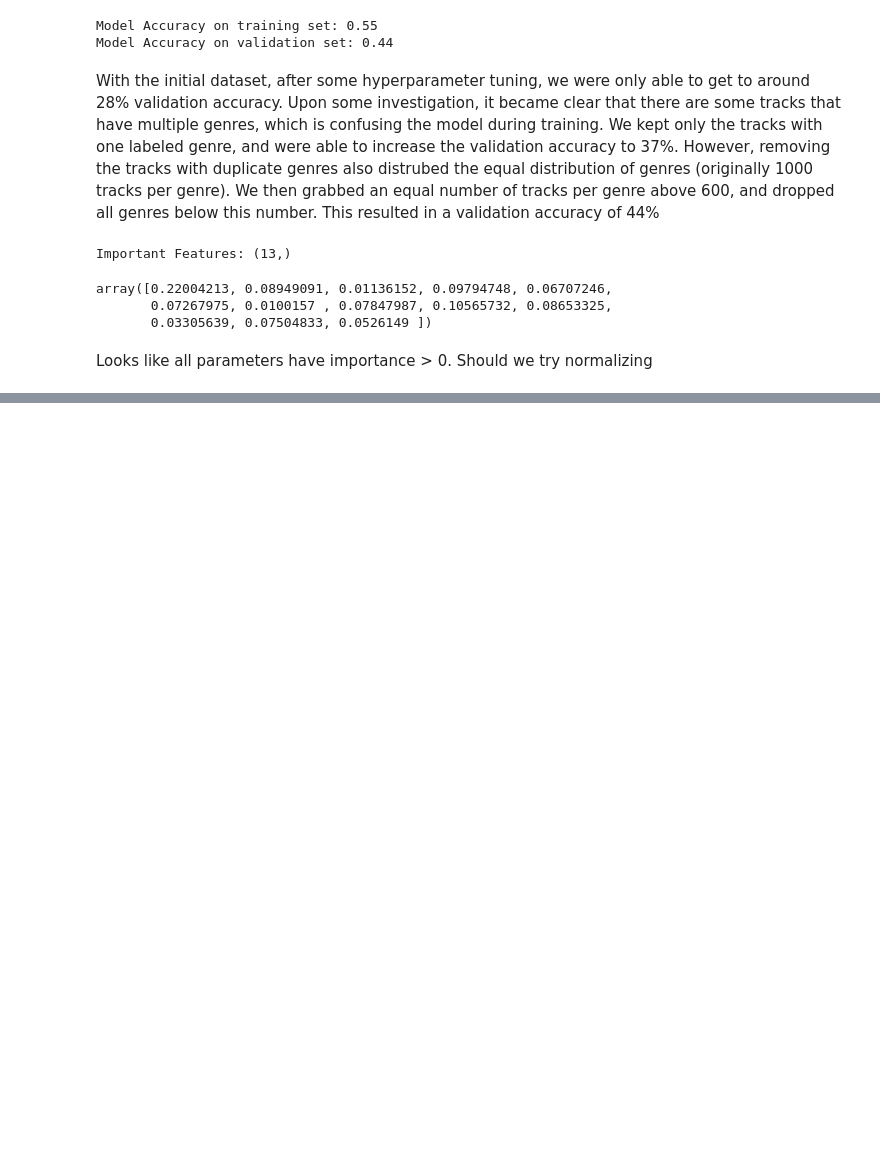
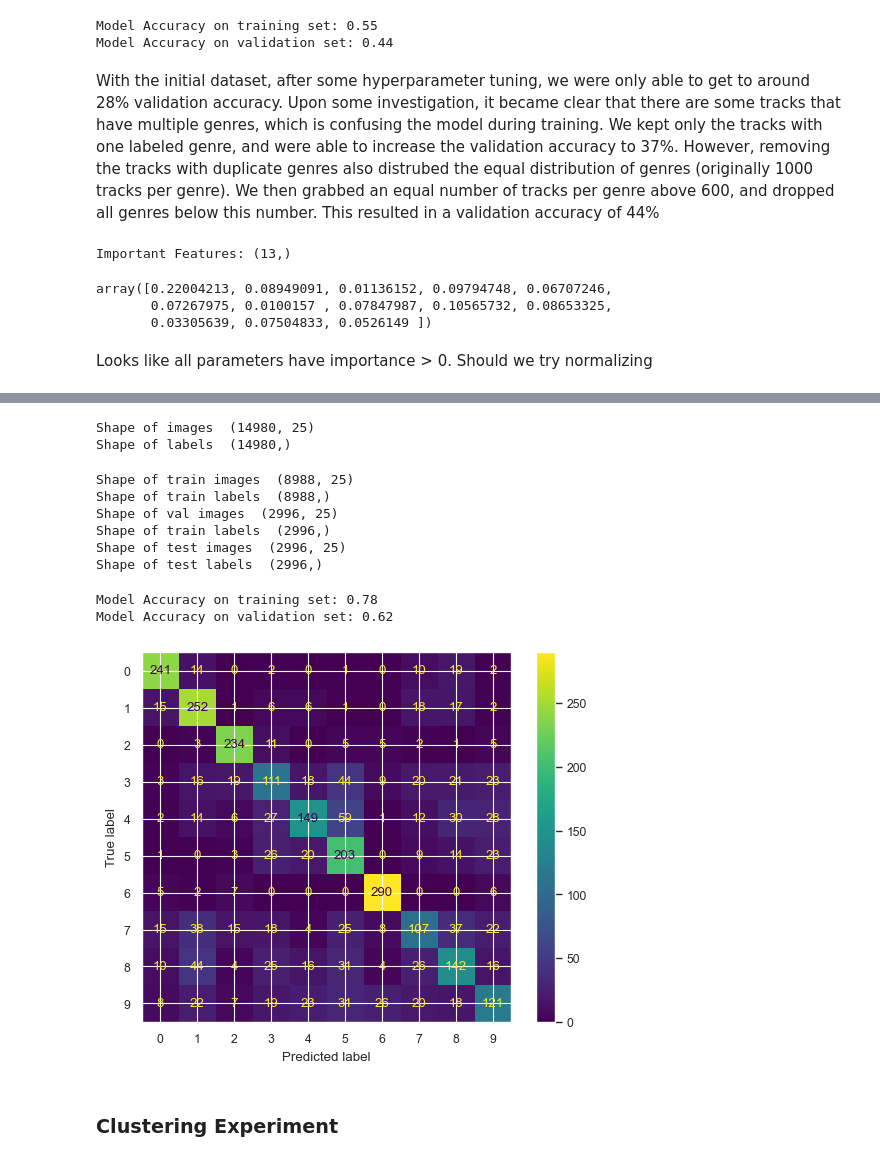
Before and after one commit to ynackash/genre-classification, a Jupyter notebook: Decision_Trees.ipynb, the cells around one changed output, grey strips where cells are left out. Saved outputs shown, nothing was run; the diff lists cells and outputs as text; code cells hidden in the pictures; blank space fills up the shorter version.

```diff
--- a/Decision_Trees.ipynb
+++ b/Decision_Trees.ipynb
@@ -177,0 +333,66 @@ Looks like all parameters have importance > 0. Should we try normalizing
+# %%
+# Load tracks and genre labels
+tracks = df.drop(columns = ['track_genre','music_category'])
+labels = df['music_category']
+
+print("Shape of images ", tracks.shape)
+print("Shape of labels ", labels.shape)
+# %% [output]
+Shape of images  (14980, 25)
+Shape of labels  (14980,)
+# %%
+# Encode Labels
+encoder = LabelEncoder().fit(list(set(labels))) # fit on unique labels
+encoded_labels = encoder.transform(labels) # apply to labels array (will get labels from 0 to 9)
+encoded_labels_classes = list(encoder.classes_) # store mapping generated by the encoder
+
+# Perform two consecutive train_test_splits to get train, val, and test data
+X_train, X_test, y_train, y_test = train_test_split(tracks, encoded_labels, test_size = 0.2, random_state=42)
+X_train, X_val, y_train, y_val = train_test_split(X_train, y_train, test_size = 0.25, random_state=42)
+
+# Print shapes of train, val, and test data
+print('Shape of train images ', X_train.shape)
+print('Shape of train labels ', y_train.shape)
+
+print('Shape of val images ', X_val.shape)
+print('Shape of train labels ', y_val.shape)
+
+print('Shape of test images ', X_test.shape)
+print('Shape of test labels ', y_test.shape)
+# %% [output]
+Shape of train images  (8988, 25)
+Shape of train labels  (8988,)
+Shape of val images  (2996, 25)
+Shape of train labels  (2996,)
+Shape of test images  (2996, 25)
+Shape of test labels  (2996,)
+# %%
+# Build RandomForestClassifier, and fit with X_Train_re, y_train
+rf = RandomForestClassifier(
+    n_estimators=28,
+    n_jobs=1,
+    random_state=7,
+    max_depth=10,
+    # max_features='log2'
+)
+rf.fit(X_train, y_train)
+
+# Evaluate model accuracy with X_train_re
+print('Model Accuracy on training set:',round(rf.score(X_train, y_train),2))
+
+# Evaluate model accuracy with X_val_re
+print('Model Accuracy on validation set:',round(rf.score(X_val, y_val),2))
+
+# Plot Confusion Matrix using y_val, y_val_pred
+y_val_pred = rf.predict(X_val)
+cm = confusion_matrix(y_val, y_val_pred)
+confusion_matrix_display = ConfusionMatrixDisplay(confusion_matrix = cm) #, display_labels=label_list
+
+confusion_matrix_display.plot()
+plt.show()
+# %% [output]
+Model Accuracy on training set: 0.78
+Model Accuracy on validation set: 0.62
+[figure, added]
+# %% [markdown]
+### Clustering Experiment
```
Also changed, not shown: parts of 15 cells of this notebook, 2 other files.
